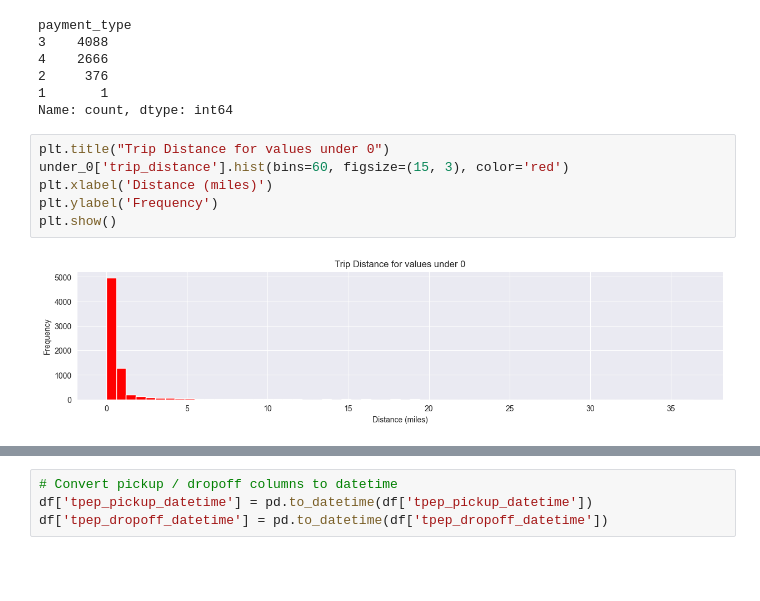
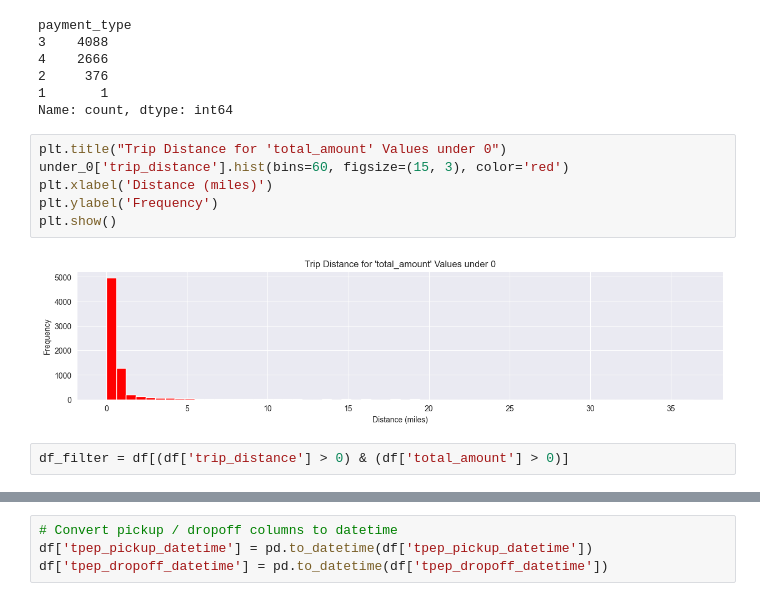
Before and after one commit to Cee-boop/New-York-Taxi-Analysis, a Jupyter notebook: presentable_notebook.ipynb, the cells around one changed output, grey strips where cells are left out. Saved outputs shown, nothing was run; the diff lists cells and outputs as text; blank space fills up the shorter version.

```diff
--- a/presentable_notebook.ipynb
+++ b/presentable_notebook.ipynb
@@ -214,10 +177,12 @@ payment_type
 1       1
 Name: count, dtype: int64
 # %%
-plt.title("Trip Distance for values under 0")
+plt.title("Trip Distance for 'total_amount' Values under 0")
 under_0['trip_distance'].hist(bins=60, figsize=(15, 3), color='red')
 plt.xlabel('Distance (miles)')
 plt.ylabel('Frequency')
 plt.show()
 # %% [output]
-[figure, old version]
+[figure, new version]
+# %%
+df_filter = df[(df['trip_distance'] > 0) & (df['total_amount'] > 0)]
```
Also changed, not shown: parts of 21 cells of this notebook.
